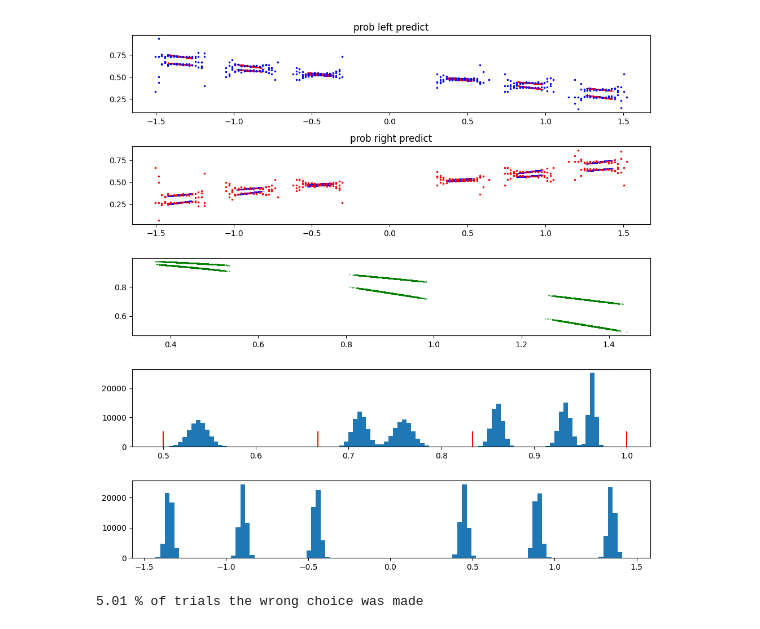
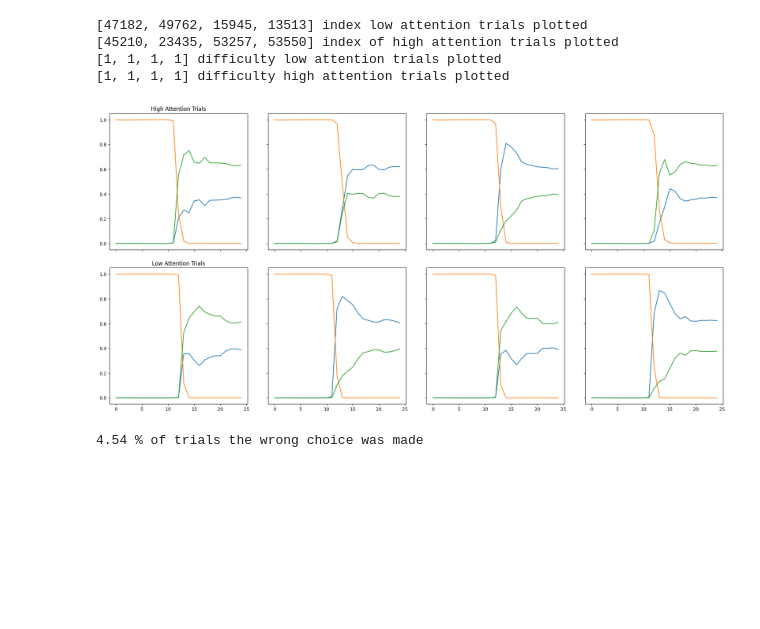
Before and after one commit to jshengen/OOPBinaryClassification, a Jupyter notebook: 3OutsObjectOriented.ipynb, the cells around one changed output. Cells and saved outputs as stored; diff of their text form; code cells hidden in the pictures; blank space fills up the shorter version.

```diff
--- a/3OutsObjectOriented.ipynb
+++ b/3OutsObjectOriented.ipynb
@@ -702,7 +703,7 @@ class netModel:
         self.inputTestData = np.nan
 
         #an array of timeSeries of desired network output for training
-        self.responseTrainingData = np.nan
+        self.desiredResponseTrainingData = np.nan
 
         #an array of timeSeries of desired network output for testing
         self.desiredResponseTestData = np.nan
@@ -719,8 +720,8 @@ class netModel:
         #an array of correct choices for the training trials
         self.trainCorChData = np.nan
 
-        #an array of output from trained network when inputting inputTrainingData
-        self.networkResponse = np.nan
+        #an array of output from trained network when inputting inputTestingData
+        self.testDataNetworkResponse = np.nan
 
         #the model itself
         self.model = np.nan
@@ -910,11 +911,11 @@ class netModel:
     def genTestOutput(self):
         '''generates a test output from test input once model is trained'''
         if self.isFit:
-            self.networkResponse = self.model.predict(self.inputTestData)
+            self.testDataNetworkResponse = self.model.predict(self.inputTestData)
         else:
             print("Please create and train the model first")
 
-    def runModel(self, MAXPROB , UNITS, MAX_EPOCHS, BATCH_SIZE, TRIALSPERANGLE):
+    def buildModel(self, MAXPROB , UNITS, MAX_EPOCHS, BATCH_SIZE, TRIALSPERANGLE):
 
         self.genData(MAXPROB, TRIALSPERANGLE)
 
@@ -923,8 +924,6 @@ class netModel:
         self.genModel(UNITS)
 
         self.trainModel(MAX_EPOCHS, BATCH_SIZE)
-
-        self.genTestOutput()
 # %%
 class analyser:
 
@@ -1442,8 +1434,0 @@ see.plotTestResponse(run.mod.inputTestData, run.mod.networkResponse, run.mod.tes
-# %%
-see.plotPsychCurve(run.mod.inputTestData, run.mod.trialsData, run.mod.desiredResponseTestData)
-# %% [output]
-[figure, removed]
-# %%
-see.analyseNetworkResponse(run.mod.networkResponse, run.mod.testTrials)
-# %% [output]
-5.01 % of trials the wrong choice was made
@@ -1490,0 +1435,8 @@ for trial in run.mod.testTrials:
+# %%
+see.plotTestResponse()
+# %% [output]
+[47182, 49762, 15945, 13513] index low attention trials plotted
+[45210, 23435, 53257, 53550] index of high attention trials plotted
+[1, 1, 1, 1] difficulty low attention trials plotted
+[1, 1, 1, 1] difficulty high attention trials plotted
+[figure, added]
@@ -1490,0 +1445,4 @@ for trial in run.mod.testTrials:
+# %%
+see.analyseNetworkResponse()
+# %% [output]
+4.54 % of trials the wrong choice was made
```
Also changed, not shown: parts of 19 cells of this notebook.
